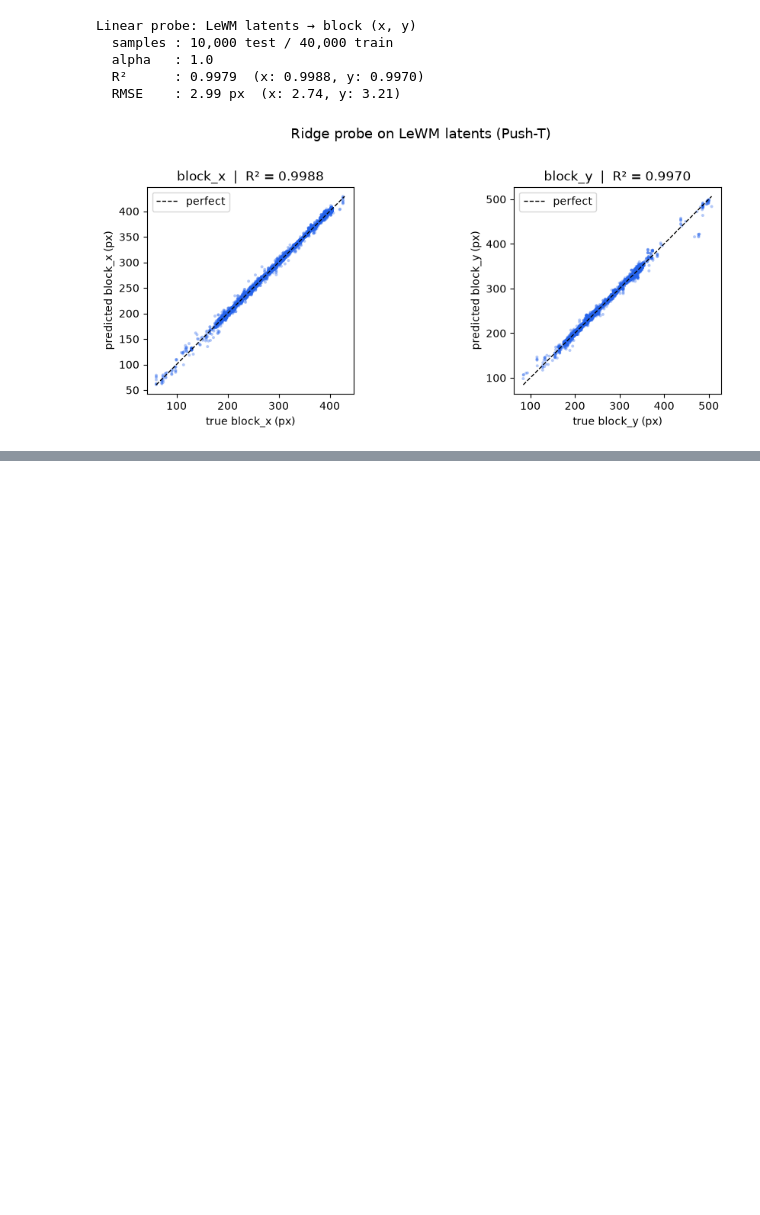
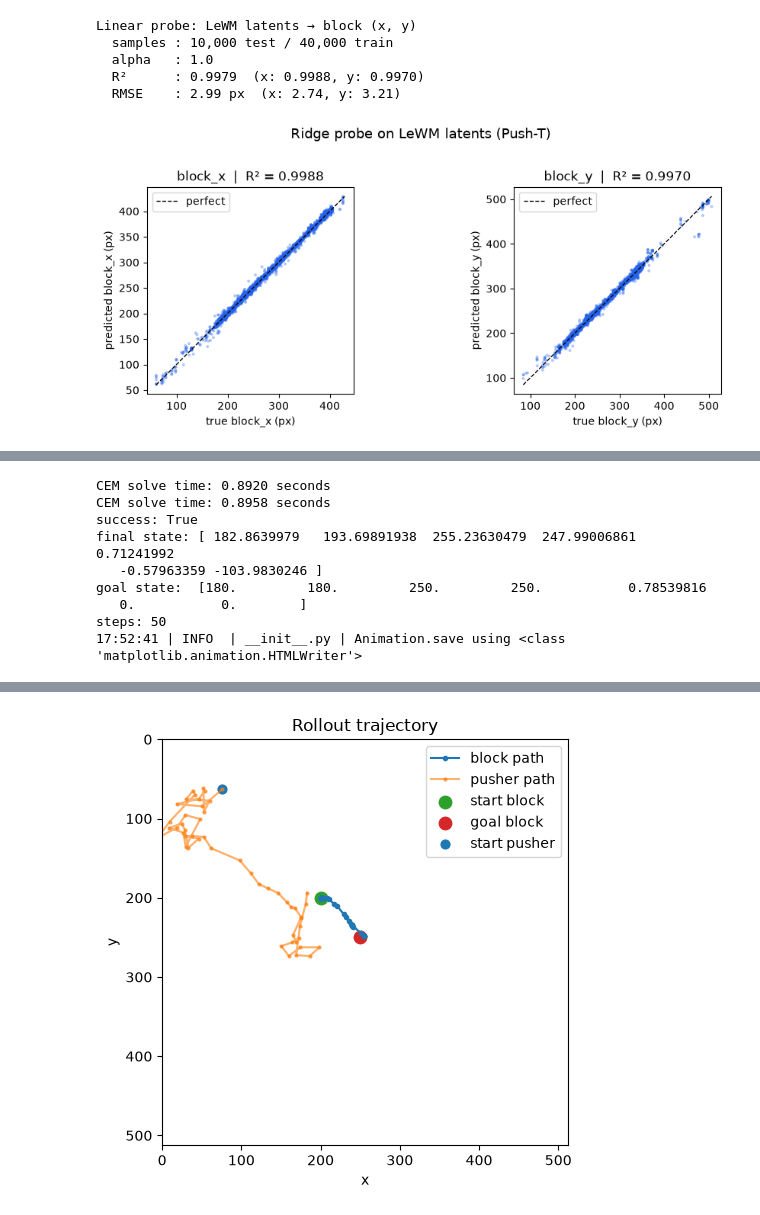
Before and after one commit to Sachin2911/Safety-Dial, a Jupyter notebook: experiments/LinearProbeAndAvoidance.ipynb, the cells around one changed output, grey strips where cells are left out. Cells and saved outputs as stored; diff of their text form; code cells hidden in the pictures; blank space fills up the shorter version.

```diff
--- a/experiments/LinearProbeAndAvoidance.ipynb
+++ b/experiments/LinearProbeAndAvoidance.ipynb
@@ -213,0 +388,60 @@ Linear probe: LeWM latents → block (x, y)
+# %%
+# fit scalers on dataset (needed for actions/state)
+dataset = swm.data.HDF5Dataset(
+    path=str(H5_PATH),   # same as linear probe cell
+    keys_to_cache=["action", "proprio", "state"],
+)
+process = {}
+for col in ["action", "proprio", "state"]:
+    proc = preprocessing.StandardScaler()
+    data = dataset.get_col_data(col)
+    data = data[~np.isnan(data).any(axis=1)]
+    proc.fit(data)
+    process[col] = proc
+    if col != "action":
+        process[f"goal_{col}"] = proc
+
+# --- model + CEM planner ---
+model = swm.policy.AutoCostModel("pusht/lewm").to("cuda").eval()
+plan_config = swm.PlanConfig(horizon=5, receding_horizon=5, action_block=5)
+solver = CEMSolver(
+    model=model,
+    batch_size=1,
+    num_samples=300,
+    var_scale=1.0,
+    n_steps=30,
+    topk=30,
+    device="cuda",
+    seed=0,
+)
+policy = swm.policy.WorldModelPolicy(
+    solver=solver,
+    config=plan_config,
+    process=process,
+    transform=transform,
+)
+
+# --- world + custom reset ---
+EVAL_BUDGET = 50  # same as le-wm pusht eval
+world = swm.World(
+    "swm/PushT-v1",
+    num_envs=1,
+    image_shape=(224, 224),
+    max_episode_steps=2 * EVAL_BUDGET,
+)
+world.set_policy(policy)
+world.reset(seed=0, options={"state": start_state, "goal_state": goal_state})
+
+frames, states = [], []
+
+world._run(max_steps=EVAL_BUDGET, mode="wait", on_step=on_step)
+states = np.stack(states)  # (T, 7)
+success = bool(world.terminateds[0])
+print("success:", success)
+print("final state:", states[-1])
+print("goal state: ", goal_state)
+print("steps:", len(frames))
+
+display(animate_frames(frames, interval_ms=100))
+plot_trajectory(states, start_state, goal_state)
+# %% [output]
@@ -213,0 +451,9 @@ Linear probe: LeWM latents → block (x, y)
+CEM solve time: 0.8920 seconds
+CEM solve time: 0.8958 seconds
+success: True
+final state: [ 182.8639979   193.69891938  255.23630479  247.99006861    0.71241992
+   -0.57963359 -103.9830246 ]
+goal state:  [180.         180.         250.         250.           0.78539816
+   0.           0.        ]
+steps: 50
+17:52:41 | INFO  | __init__.py | Animation.save using <class 'matplotlib.animation.HTMLWriter'>
@@ -213,0 +461 @@ Linear probe: LeWM latents → block (x, y)
+[figure, added]
```
Also changed, not shown: parts of 7 cells of this notebook.
